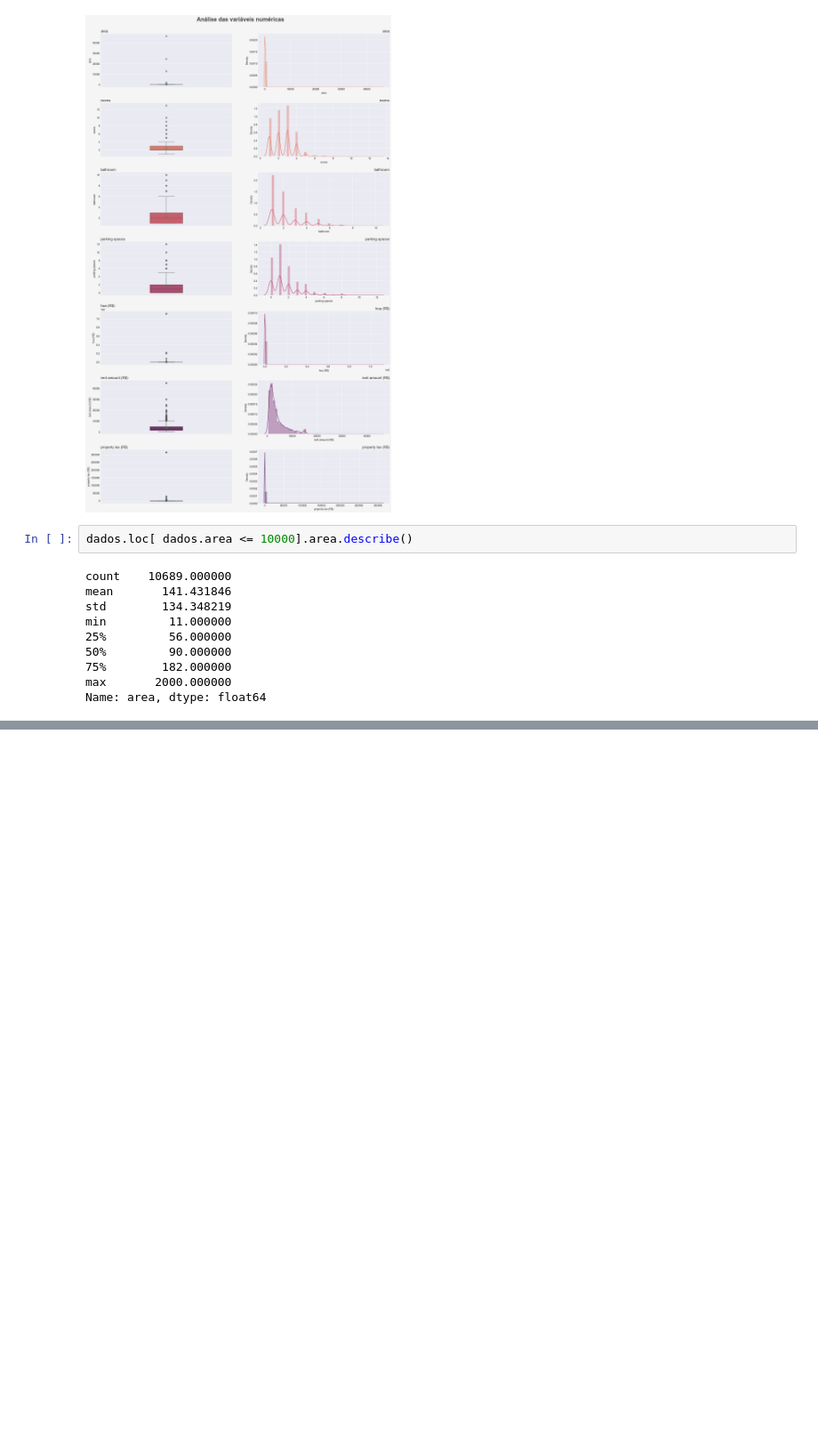
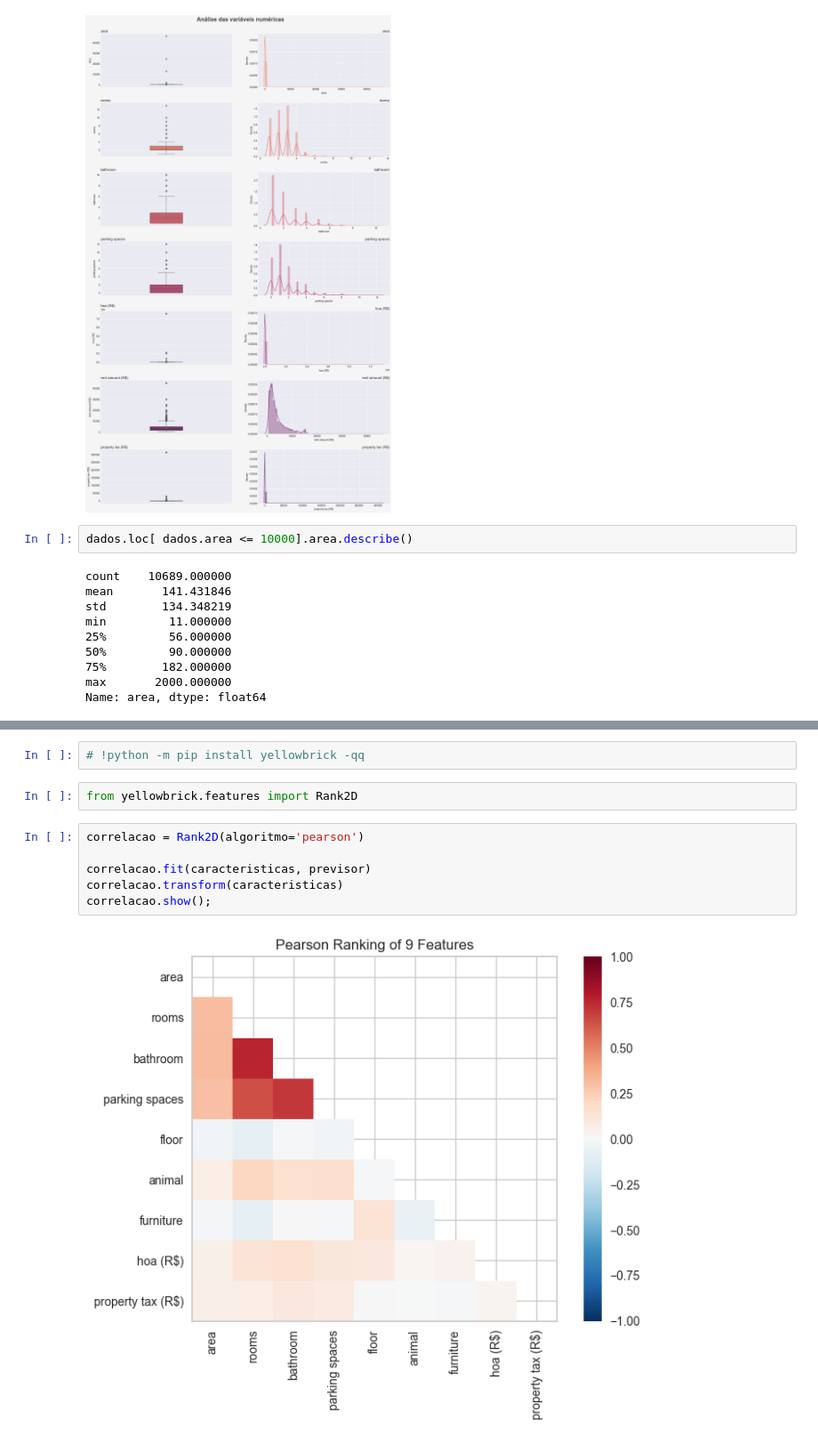
Before and after one commit to Lyarkh/Solucao_Completa_End_To_End_Machine_Learning, a Jupyter notebook: tratativa_dos_dados.ipynb, the cells around one changed output, grey strips where cells are left out. Shown at 89% size. Drawn from its saved outputs; the diff is of its cells as text; blank space fills up the shorter version.

Commit message:
feat: Correlação das features com yellowbrick

```diff
--- a/tratativa_dos_dados.ipynb
+++ b/tratativa_dos_dados.ipynb
@@ -393,0 +411,12 @@ caracteristicas.shape, previsor.shape
+# %%
+# !python -m pip install yellowbrick -qq
+# %%
+from yellowbrick.features import Rank2D
+# %%
+correlacao = Rank2D(algoritmo='pearson')
+
+correlacao.fit(caracteristicas, previsor)
+correlacao.transform(caracteristicas)
+correlacao.show();
+# %% [output]
+[figure, added]
```
Also changed, not shown: parts of 32 cells of this notebook.
